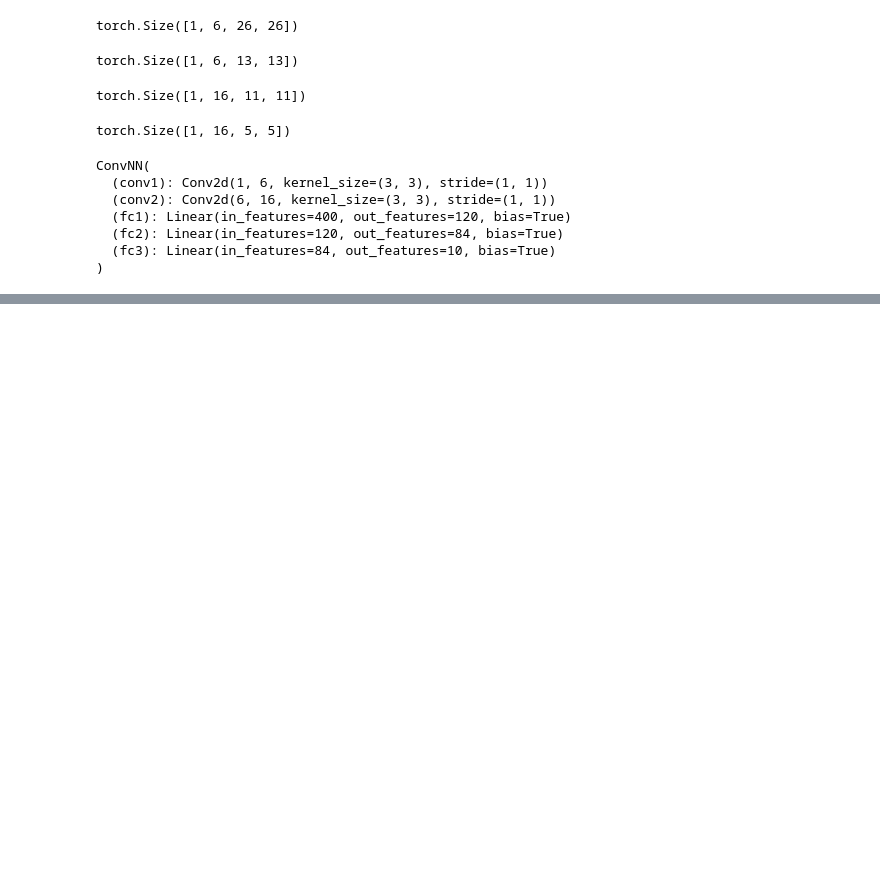
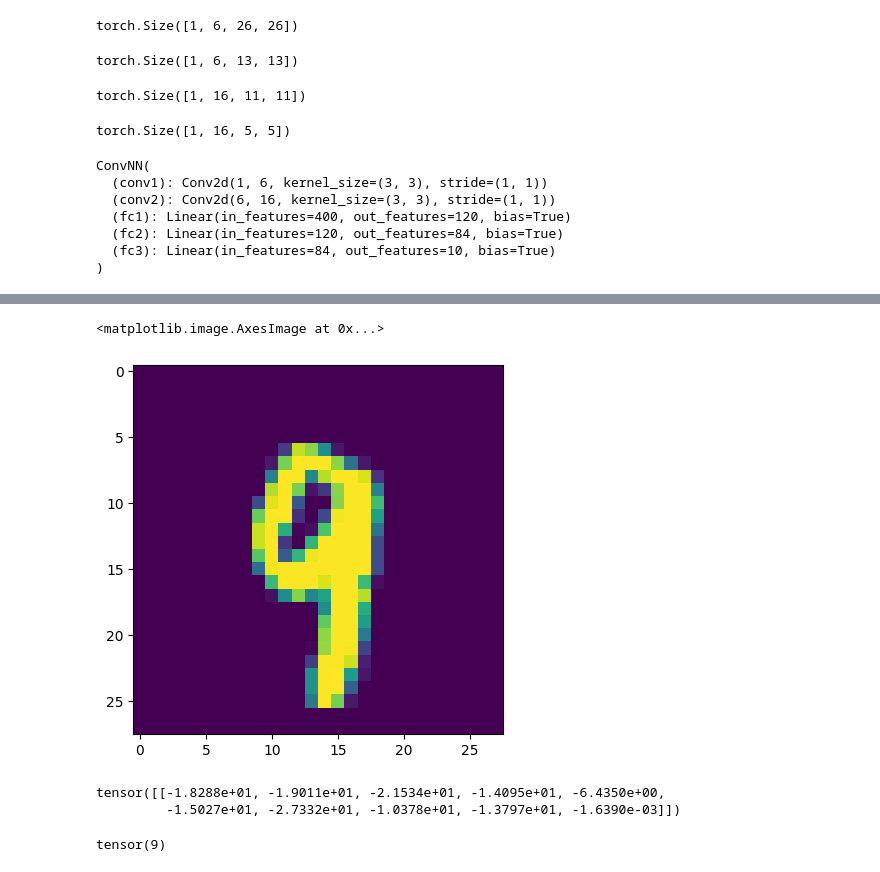
Before and after one commit to poppvk935/Astrophysics-Deep-Learning, a Jupyter notebook: Tutorial/CNN.ipynb, the cells around one changed output, grey strips where cells are left out. Saved outputs shown, nothing was run; the diff lists cells and outputs as text; code cells hidden in the pictures; blank space fills up the shorter version.

```diff
--- a/Tutorial/CNN.ipynb
+++ b/Tutorial/CNN.ipynb
@@ -221,0 +321,6 @@ Training took: 3.1069145798683167 minutes
+# %%
+#Show image
+plt.imshow(test_data[4143][0].reshape(28,28))
+# %% [output]
+<matplotlib.image.AxesImage at 0x...>
+[figure, added]
@@ -221,0 +333,9 @@ Training took: 3.1069145798683167 minutes
+# %%
+new_pred
+# %% [output]
+tensor([[-1.8288e+01, -1.9011e+01, -2.1534e+01, -1.4095e+01, -6.4350e+00,
+         -1.5027e+01, -2.7332e+01, -1.0378e+01, -1.3797e+01, -1.6390e-03]])
+# %%
+new_pred.argmax()
+# %% [output]
+tensor(9)
```
Also changed, not shown: parts of 10 cells of this notebook.
